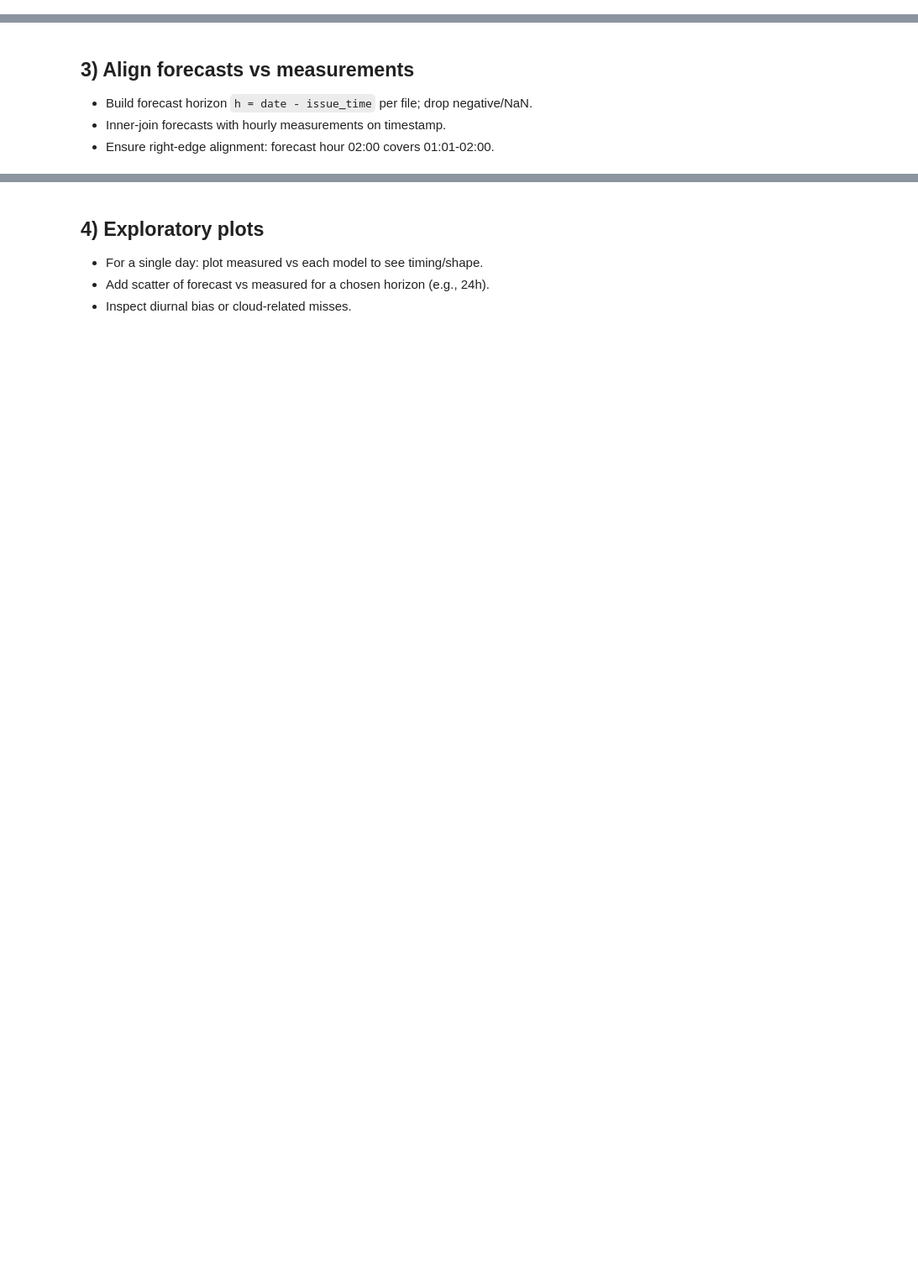
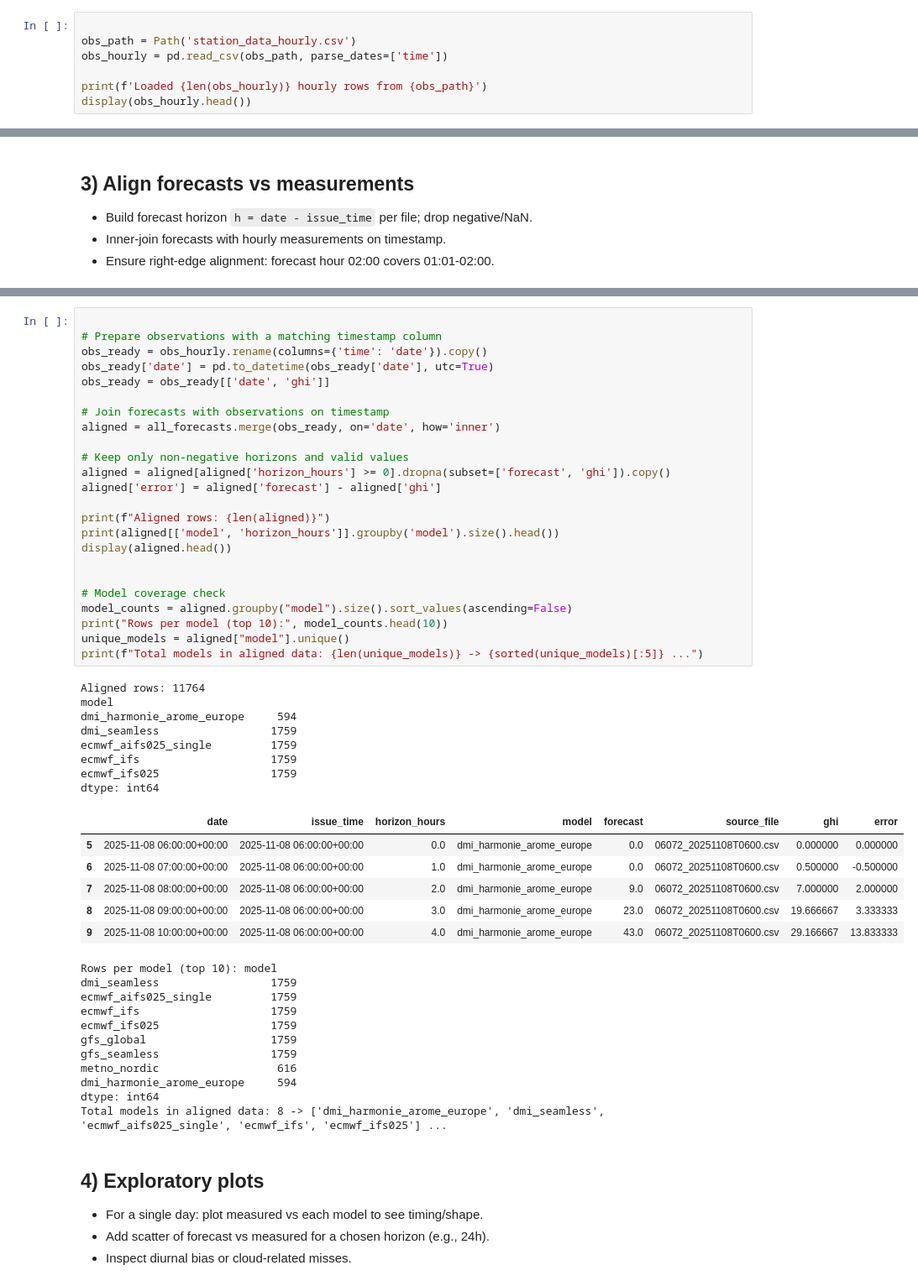
Before and after one commit to Louis2308/Solar-poster, a Jupyter notebook: Forcast_Comparison.ipynb, the cells around one changed output, grey strips where cells are left out. Shown at 84% size. Saved outputs shown, nothing was run; the diff lists cells and outputs as text; blank space fills up the shorter version.

```diff
--- a/Forcast_Comparison.ipynb
+++ b/Forcast_Comparison.ipynb
@@ -16,0 +21,7 @@
+# %%
+
+obs_path = Path('station_data_hourly.csv')
+obs_hourly = pd.read_csv(obs_path, parse_dates=['time'])
+
+print(f'Loaded {len(obs_hourly)} hourly rows from {obs_path}')
+display(obs_hourly.head())
@@ -124,3 +147,53 @@ plt.show()
+# %%
+
+# Prepare observations with a matching timestamp column
+obs_ready = obs_hourly.rename(columns={'time': 'date'}).copy()
+obs_ready['date'] = pd.to_datetime(obs_ready['date'], utc=True)
+obs_ready = obs_ready[['date', 'ghi']]
+
+# Join forecasts with observations on timestamp
+aligned = all_forecasts.merge(obs_ready, on='date', how='inner')
+
+# Keep only non-negative horizons and valid values
+aligned = aligned[aligned['horizon_hours'] >= 0].dropna(subset=['forecast', 'ghi']).copy()
+aligned['error'] = aligned['forecast'] - aligned['ghi']
+
+print(f"Aligned rows: {len(aligned)}")
+print(aligned[['model', 'horizon_hours']].groupby('model').size().head())
+display(aligned.head())
+
+
+# Model coverage check
+model_counts = aligned.groupby("model").size().sort_values(ascending=False)
+print("Rows per model (top 10):", model_counts.head(10))
+unique_models = aligned["model"].unique()
+print(f"Total models in aligned data: {len(unique_models)} -> {sorted(unique_models)[:5]} ...")
+# %% [output]
+Aligned rows: 11764
+model
+dmi_harmonie_arome_europe     594
+dmi_seamless                 1759
+ecmwf_aifs025_single         1759
+ecmwf_ifs                    1759
+ecmwf_ifs025                 1759
+dtype: int64
+|  | date | issue_time | horizon_hours | model | forecast | source_file | ghi | error |
+| 5 | 2025-11-08 06:00:00+00:00 | 2025-11-08 06:00:00+00:00 | 0.0 | dmi_harmonie_arome_europe | 0.0 | 06072_20251108T0600.csv | 0.000000 | 0.000000 |
+| 6 | 2025-11-08 07:00:00+00:00 | 2025-11-08 06:00:00+00:00 | 1.0 | dmi_harmonie_arome_europe | 0.0 | 06072_20251108T0600.csv | 0.500000 | -0.500000 |
+| 7 | 2025-11-08 08:00:00+00:00 | 2025-11-08 06:00:00+00:00 | 2.0 | dmi_harmonie_arome_europe | 9.0 | 06072_20251108T0600.csv | 7.000000 | 2.000000 |
+| 8 | 2025-11-08 09:00:00+00:00 | 2025-11-08 06:00:00+00:00 | 3.0 | dmi_harmonie_arome_europe | 23.0 | 06072_20251108T0600.csv | 19.666667 | 3.333333 |
+| 9 | 2025-11-08 10:00:00+00:00 | 2025-11-08 06:00:00+00:00 | 4.0 | dmi_harmonie_arome_europe | 43.0 | 06072_20251108T0600.csv | 29.166667 | 13.833333 |
+Rows per model (top 10): model
+dmi_seamless                 1759
+ecmwf_aifs025_single         1759
+ecmwf_ifs                    1759
+ecmwf_ifs025                 1759
+gfs_global                   1759
+gfs_seamless                 1759
+metno_nordic                  616
+dmi_harmonie_arome_europe     594
+dtype: int64
+Total models in aligned data: 8 -> ['dmi_harmonie_arome_europe', 'dmi_seamless', 'ecmwf_aifs025_single', 'ecmwf_ifs', 'ecmwf_ifs025'] ...
 # %% [markdown]
 
 ## 4) Exploratory plots
```
Also changed, not shown: parts of 3 cells of this notebook.
